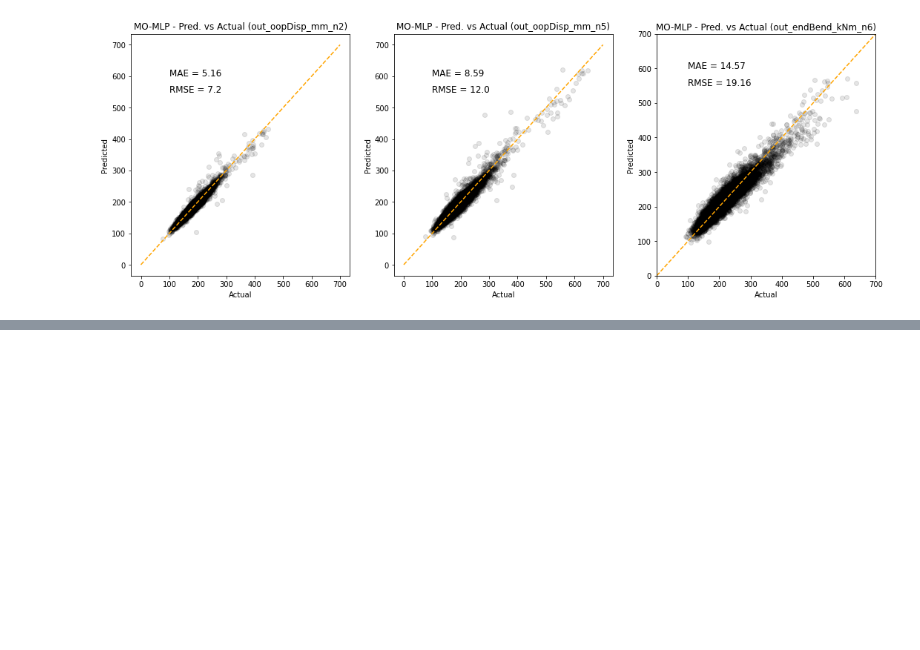
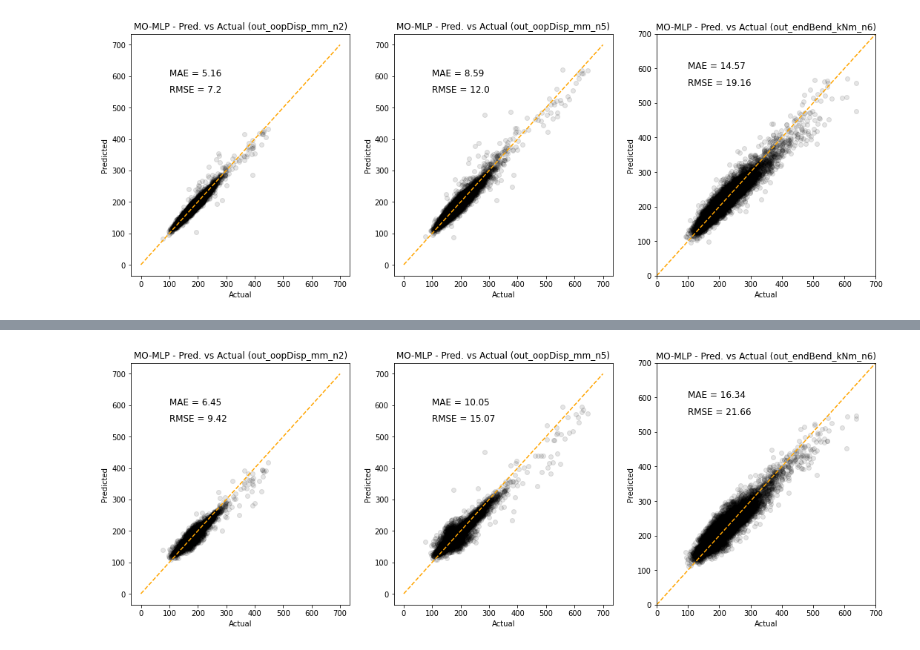
Before and after one commit to 3minuterecord/slug_spools, a Jupyter notebook: 5_NN_model_trials.ipynb, the cells around one changed output, grey strips where cells are left out. Cells and saved outputs as stored; diff of their text form; code cells hidden in the pictures; blank space fills up the shorter version.

```diff
--- a/5_NN_model_trials.ipynb
+++ b/5_NN_model_trials.ipynb
@@ -138,0 +220,24 @@ plt.show()
+# %%
+y_pred = nn_model.predict(X_test.to_numpy())
+y_bas = df_inp[pred_target].to_numpy()
+scaler_m = preprocessing.StandardScaler()
+y_scl = scaler_m.fit_transform(y_bas)
+# %%
+# Inverse transform (scaling) to review metrics such as MAE
+y = scaler_m.inverse_transform(y_test)
+yhat = scaler_m.inverse_transform(y_pred)
+
+for target in range(3):
+    y_t = y[:, target]
+    yhat_t = yhat[:, target]
+
+    globals()[f'mae_momlp_{target}'] = metrics.mean_absolute_error(y_t, yhat_t)
+    globals()[f'mse_momlp_{target}']  = metrics.mean_squared_error(y_t, yhat_t)
+    globals()[f'rmse_momlp_{target}'] = np.sqrt(globals()[f'mse_momlp_{target}']) # or mse**(0.5)
+    r2 = metrics.r2_score(y_t, yhat_t)
+
+    print(f'\nTarget {target+1}: Results of sklearn.metrics:')
+    print("MAE:", round(globals()[f'mae_momlp_{target}'], 2))
+    print("MSE:", round(globals()[f'mse_momlp_{target}'], 2))
+    print("RMSE:", round(globals()[f'rmse_momlp_{target}'], 2))
+    print("R-Squared:", round(r2, 2))
@@ -138,0 +262,19 @@ plt.show()
+# %%
+fig, ax = plt.subplots(1, 3, figsize = (18, 6))
+
+for p in range(3):
+    mae = round(globals()[f'mae_momlp_{p}'], 2)
+    rmse = round(globals()[f'rmse_momlp_{p}'], 2)
+    ax[p].scatter(y[:, p], yhat[:, p], color = 'black', zorder = 1, alpha=0.1)
+    ax[p].plot([0, 700], [0, 700], '--', color = 'orange', zorder = 2)
+    ax[p].set(ylabel = 'Predicted', xlabel = 'Actual')
+    ax[p].set_title(f'MO-MLP - Pred. vs Actual ({pred_target[p]})')
+    ax[p].text(100, 600, f'MAE = {round(mae, 2)}', fontsize = 12)
+    ax[p].text(100, 550, f'RMSE = {round(rmse, 2)}', fontsize = 12)
+
+plt.xlim(0, 700)
+plt.ylim(0, 700)
+
+plt.show()
+# %% [output]
+[figure, added]
```
Also changed, not shown: parts of 9 cells of this notebook.
